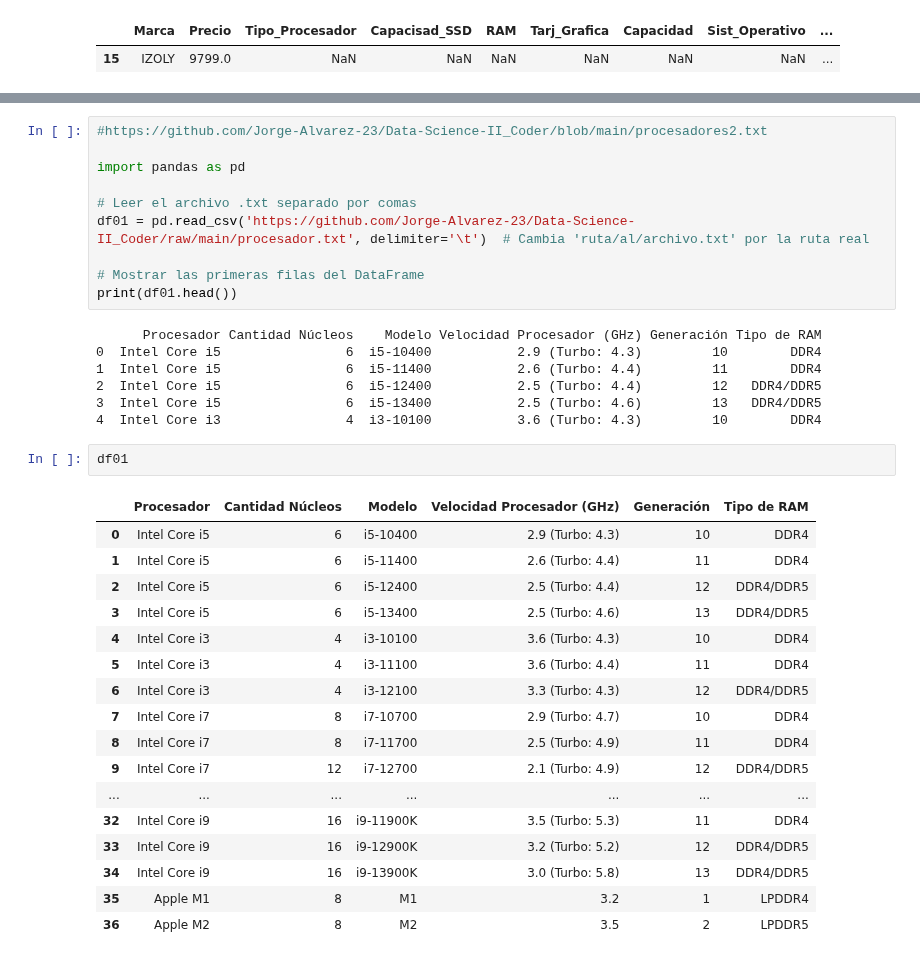
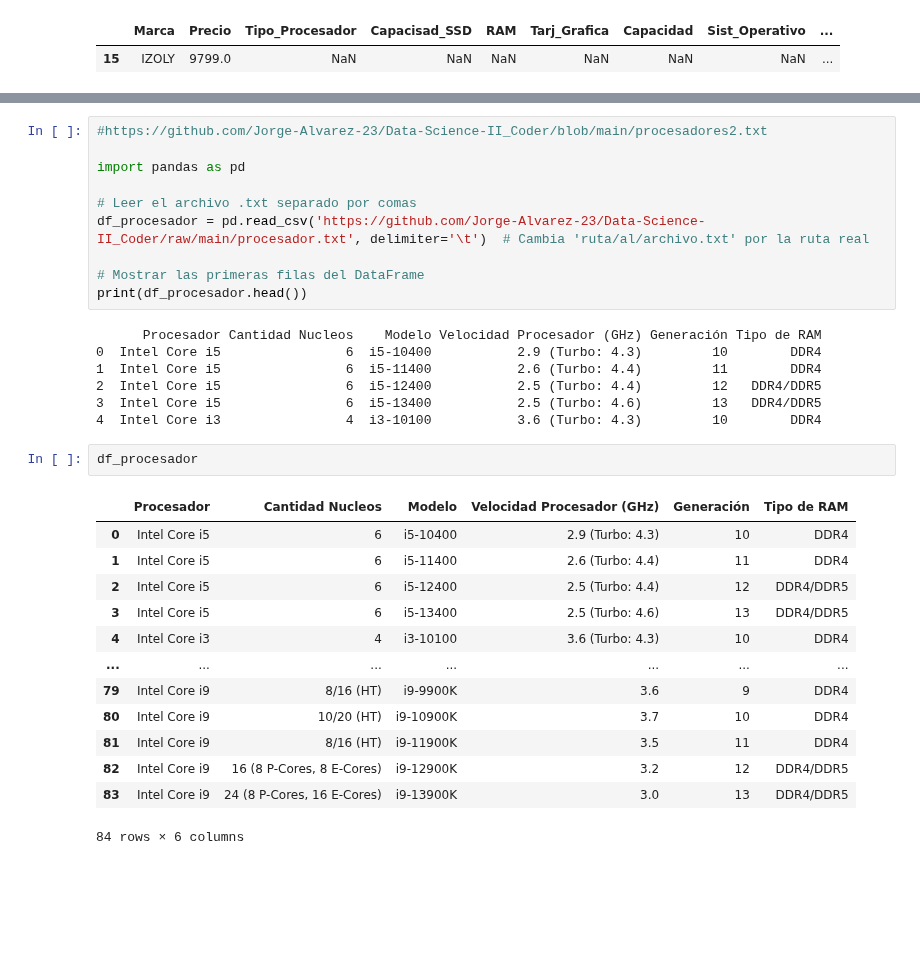
Before and after one commit to Jorge-Alvarez-23/Data-Science-II_Coder, a Jupyter notebook: PROYECTO.ipynb, the cells around one changed output, grey strips where cells are left out. Saved outputs shown, nothing was run; the diff lists cells and outputs as text; blank space fills up the shorter version.

```diff
--- a/PROYECTO.ipynb
+++ b/PROYECTO.ipynb
@@ -459,34 +483,30 @@ df[df['Tipo_Procesador'].isnull()]
 import pandas as pd
 
 # Leer el archivo .txt separado por comas
-df01 = pd.read_csv('https://github.com/Jorge-Alvarez-23/Data-Science-II_Coder/raw/main/procesador.txt', delimiter='\t')  # Cambia 'ruta/al/archivo.txt' por la ruta real
+df_procesador = pd.read_csv('https://github.com/Jorge-Alvarez-23/Data-Science-II_Coder/raw/main/procesador.txt', delimiter='\t')  # Cambia 'ruta/al/archivo.txt' por la ruta real
 
 # Mostrar las primeras filas del DataFrame
-print(df01.head())
+print(df_procesador.head())
 # %% [output]
-      Procesador Cantidad Núcleos    Modelo Velocidad Procesador (GHz) Generación Tipo de RAM
+      Procesador Cantidad Nucleos    Modelo Velocidad Procesador (GHz) Generación Tipo de RAM
 0  Intel Core i5                6  i5-10400           2.9 (Turbo: 4.3)         10        DDR4
 1  Intel Core i5                6  i5-11400           2.6 (Turbo: 4.4)         11        DDR4
 2  Intel Core i5                6  i5-12400           2.5 (Turbo: 4.4)         12   DDR4/DDR5
 3  Intel Core i5                6  i5-13400           2.5 (Turbo: 4.6)         13   DDR4/DDR5
 4  Intel Core i3                4  i3-10100           3.6 (Turbo: 4.3)         10        DDR4
-# %%
-df01
-# %% [output]
-|  | Procesador | Cantidad Núcleos | Modelo | Velocidad Procesador (GHz) | Generación | Tipo de RAM |
-| 0 | Intel Core i5 | 6 | i5-10400 | 2.9 (Turbo: 4.3) | 10 | DDR4 |
-| 1 | Intel Core i5 | 6 | i5-11400 | 2.6 (Turbo: 4.4) | 11 | DDR4 |
-| 2 | Intel Core i5 | 6 | i5-12400 | 2.5 (Turbo: 4.4) | 12 | DDR4/DDR5 |
-| 3 | Intel Core i5 | 6 | i5-13400 | 2.5 (Turbo: 4.6) | 13 | DDR4/DDR5 |
-| 4 | Intel Core i3 | 4 | i3-10100 | 3.6 (Turbo: 4.3) | 10 | DDR4 |
-| 5 | Intel Core i3 | 4 | i3-11100 | 3.6 (Turbo: 4.4) | 11 | DDR4 |
-| 6 | Intel Core i3 | 4 | i3-12100 | 3.3 (Turbo: 4.3) | 12 | DDR4/DDR5 |
-| 7 | Intel Core i7 | 8 | i7-10700 | 2.9 (Turbo: 4.7) | 10 | DDR4 |
-| 8 | Intel Core i7 | 8 | i7-11700 | 2.5 (Turbo: 4.9) | 11 | DDR4 |
-| 9 | Intel Core i7 | 12 | i7-12700 | 2.1 (Turbo: 4.9) | 12 | DDR4/DDR5 |
-| ... | ... | ... | ... | ... | ... | ... |
-| 32 | Intel Core i9 | 16 | i9-11900K | 3.5 (Turbo: 5.3) | 11 | DDR4 |
-| 33 | Intel Core i9 | 16 | i9-12900K | 3.2 (Turbo: 5.2) | 12 | DDR4/DDR5 |
-| 34 | Intel Core i9 | 16 | i9-13900K | 3.0 (Turbo: 5.8) | 13 | DDR4/DDR5 |
-| 35 | Apple M1 | 8 | M1 | 3.2 | 1 | LPDDR4 |
-| 36 | Apple M2 | 8 | M2 | 3.5 | 2 | LPDDR5 |
+# %%
+df_procesador
+# %% [output]
+|  | Procesador | Cantidad Nucleos | Modelo | Velocidad Procesador (GHz) | Generación | Tipo de RAM |
+| 0 | Intel Core i5 | 6 | i5-10400 | 2.9 (Turbo: 4.3) | 10 | DDR4 |
+| 1 | Intel Core i5 | 6 | i5-11400 | 2.6 (Turbo: 4.4) | 11 | DDR4 |
+| 2 | Intel Core i5 | 6 | i5-12400 | 2.5 (Turbo: 4.4) | 12 | DDR4/DDR5 |
+| 3 | Intel Core i5 | 6 | i5-13400 | 2.5 (Turbo: 4.6) | 13 | DDR4/DDR5 |
+| 4 | Intel Core i3 | 4 | i3-10100 | 3.6 (Turbo: 4.3) | 10 | DDR4 |
+| ... | ... | ... | ... | ... | ... | ... |
+| 79 | Intel Core i9 | 8/16 (HT) | i9-9900K | 3.6 | 9 | DDR4 |
+| 80 | Intel Core i9 | 10/20 (HT) | i9-10900K | 3.7 | 10 | DDR4 |
+| 81 | Intel Core i9 | 8/16 (HT) | i9-11900K | 3.5 | 11 | DDR4 |
+| 82 | Intel Core i9 | 16 (8 P-Cores, 8 E-Cores) | i9-12900K | 3.2 | 12 | DDR4/DDR5 |
+| 83 | Intel Core i9 | 24 (8 P-Cores, 16 E-Cores) | i9-13900K | 3.0 | 13 | DDR4/DDR5 |
+84 rows × 6 columns
```
Also changed, not shown: parts of 4 cells of this notebook.
